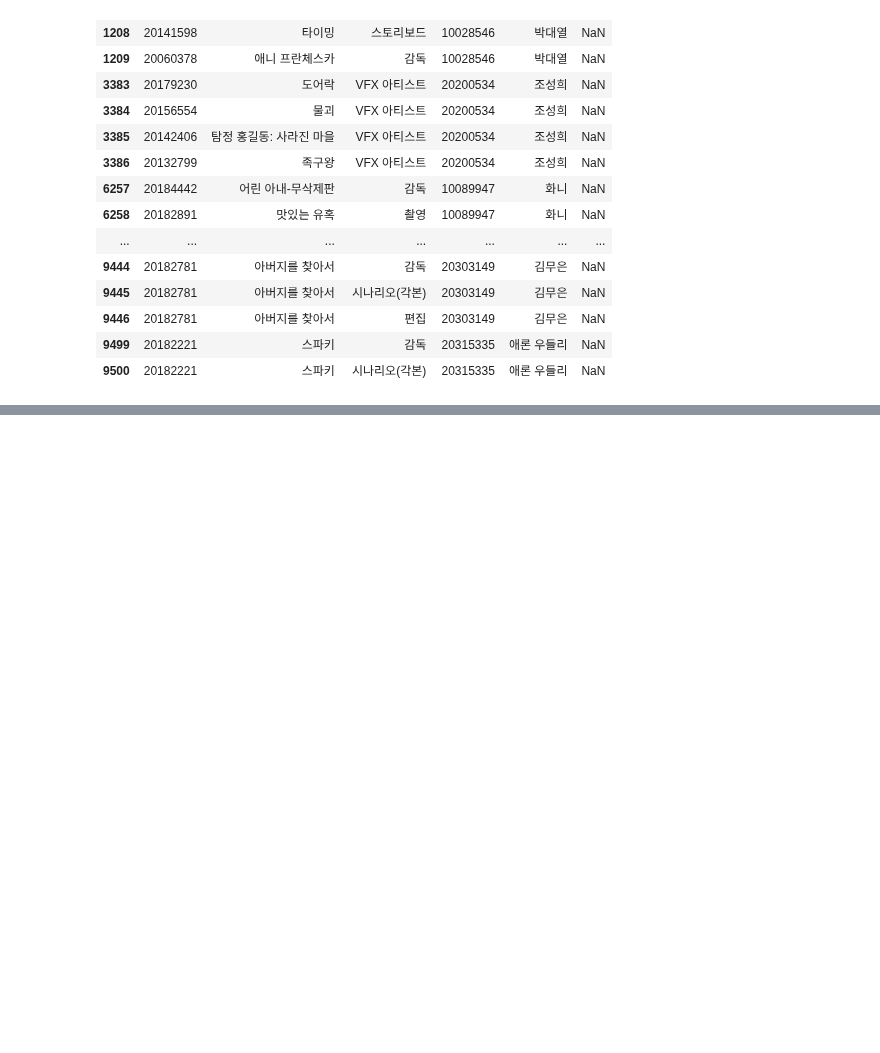
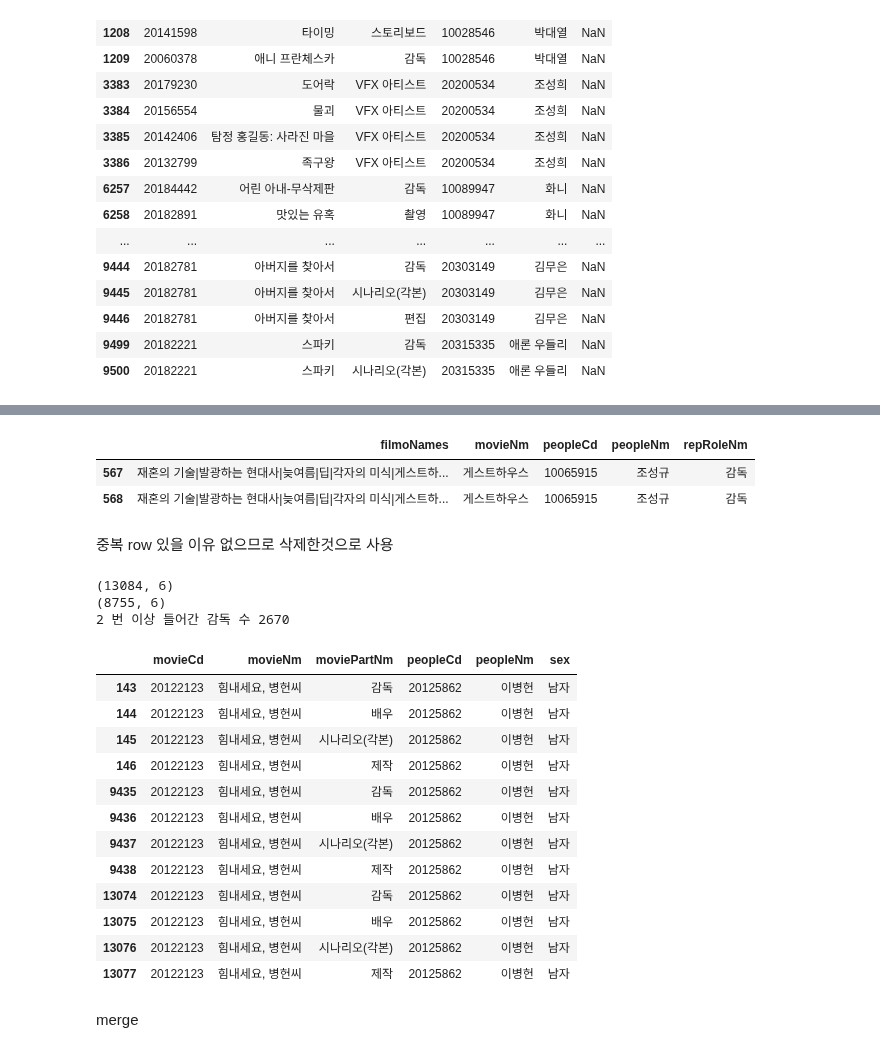
Before and after one commit to kim4pb/Female-led-Korean-Films, a Jupyter notebook: 02.EDA/EDA_directors.ipynb, the cells around one changed output, grey strips where cells are left out. Cells and saved outputs as stored; diff of their text form; code cells hidden in the pictures; blank space fills up the shorter version.

Commit message:
merged all director files

```diff
--- a/02.EDA/EDA_wooju.ipynb
+++ b/02.EDA/EDA_directors.ipynb
@@ -235,0 +352,39 @@ director_detail.to_csv('../01.Data_Collection/director_detail.csv', index=False)
+# %%
+director_code[director_code['movieNm']=='게스트하우스']
+# %% [output]
+|  | filmoNames | movieNm | peopleCd | peopleNm | repRoleNm |
+| 567 | 재혼의 기술|발광하는 현대사|늦여름|딥|각자의 미식|게스트하... | 게스트하우스 | 10065915 | 조성규 | 감독 |
+| 568 | 재혼의 기술|발광하는 현대사|늦여름|딥|각자의 미식|게스트하... | 게스트하우스 | 10065915 | 조성규 | 감독 |
+# %% [markdown]
+중복 row 있을 이유 없으므로 삭제한것으로 사용
+# %%
+# director_detail 도 같은 작업
+print(director_detail.shape)
+director_detail_drop_dp = director_detail.drop_duplicates()
+print(director_detail_drop_dp.shape)
+
+director_list_count = pd.DataFrame(director_detail.groupby(['movieNm', 'peopleNm'])['movieCd'].size())
+print('2 번 이상 들어간 감독 수', len(director_list_count[director_list_count['movieCd'] > 1]))
+# %% [output]
+(13084, 6)
+(8755, 6)
+2 번 이상 들어간 감독 수 2670
+# %%
+# 케이스 확인
+director_detail[director_detail['movieNm']=='힘내세요, 병헌씨']
+# %% [output]
+|  | movieCd | movieNm | moviePartNm | peopleCd | peopleNm | sex |
+| 143 | 20122123 | 힘내세요, 병헌씨 | 감독 | 20125862 | 이병헌 | 남자 |
+| 144 | 20122123 | 힘내세요, 병헌씨 | 배우 | 20125862 | 이병헌 | 남자 |
+| 145 | 20122123 | 힘내세요, 병헌씨 | 시나리오(각본) | 20125862 | 이병헌 | 남자 |
+| 146 | 20122123 | 힘내세요, 병헌씨 | 제작 | 20125862 | 이병헌 | 남자 |
+| 9435 | 20122123 | 힘내세요, 병헌씨 | 감독 | 20125862 | 이병헌 | 남자 |
+| 9436 | 20122123 | 힘내세요, 병헌씨 | 배우 | 20125862 | 이병헌 | 남자 |
+| 9437 | 20122123 | 힘내세요, 병헌씨 | 시나리오(각본) | 20125862 | 이병헌 | 남자 |
+| 9438 | 20122123 | 힘내세요, 병헌씨 | 제작 | 20125862 | 이병헌 | 남자 |
+| 13074 | 20122123 | 힘내세요, 병헌씨 | 감독 | 20125862 | 이병헌 | 남자 |
+| 13075 | 20122123 | 힘내세요, 병헌씨 | 배우 | 20125862 | 이병헌 | 남자 |
+| 13076 | 20122123 | 힘내세요, 병헌씨 | 시나리오(각본) | 20125862 | 이병헌 | 남자 |
+| 13077 | 20122123 | 힘내세요, 병헌씨 | 제작 | 20125862 | 이병헌 | 남자 |
+# %% [markdown]
+merge
```
Also changed, not shown: parts of 40 cells of this notebook, 1 other file.
